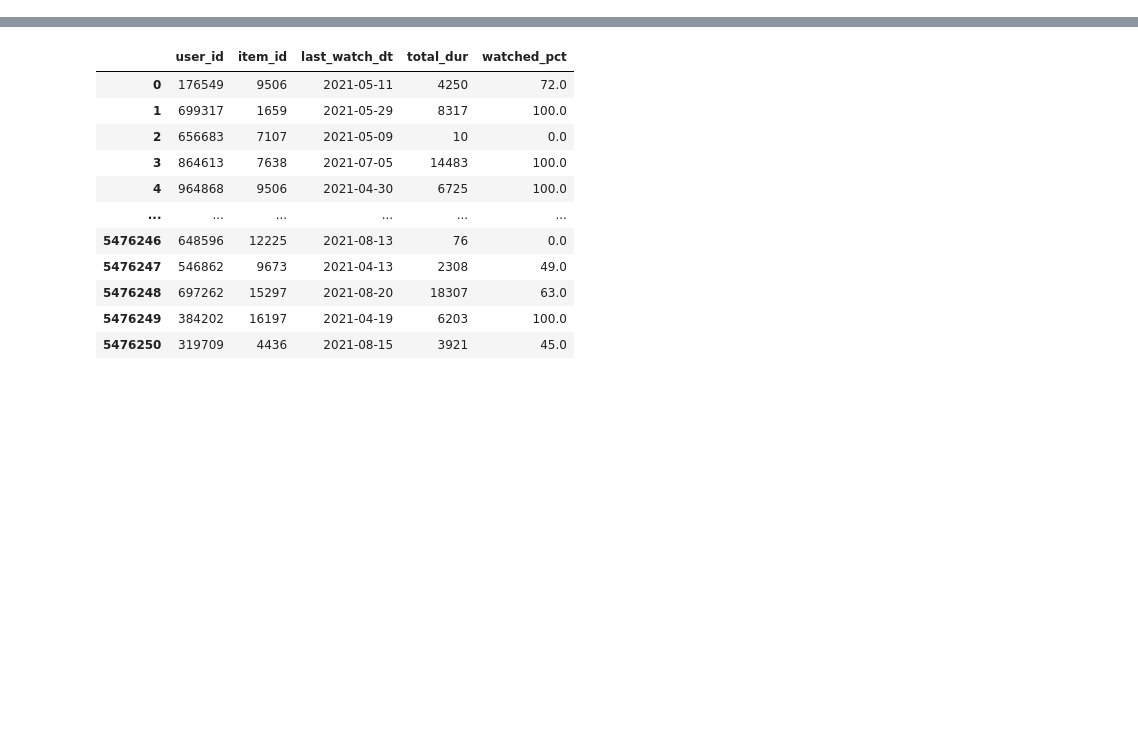
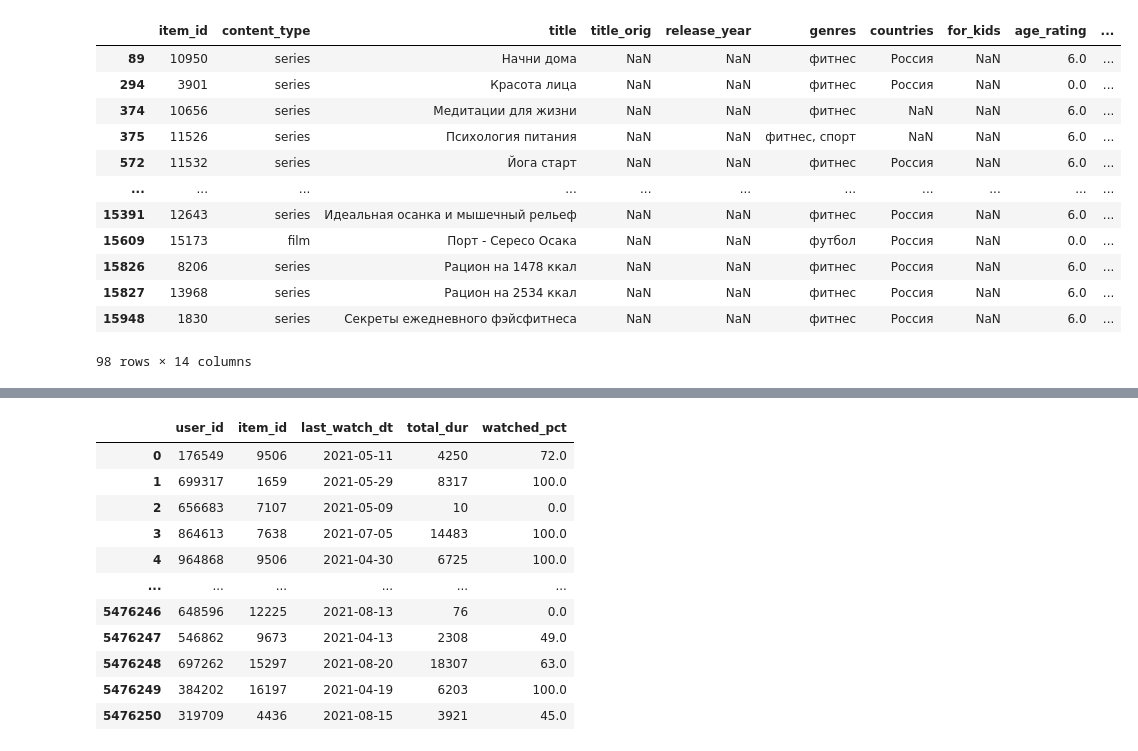
Before and after one commit to sesevasa64/RecoServiceTemplate, a Jupyter notebook: notebooks/hw5.ipynb, the cells around one changed output, grey strips where cells are left out. Drawn from its saved outputs; the diff is of its cells as text; code cells hidden in the pictures; blank space fills up the shorter version.

```diff
--- a/notebooks/hw5.ipynb
+++ b/notebooks/hw5.ipynb
@@ -10,0 +72,3 @@ warnings.filterwarnings('ignore')
+# %%
+items = pd.read_csv("data/items.csv")
+items.head(3)
@@ -10,0 +80,16 @@ warnings.filterwarnings('ignore')
+# %%
+items[items["release_year"].isna()]
+# %% [output]
+|  | item_id | content_type | title | title_orig | release_year | genres | countries | for_kids | age_rating | ... |
+| 89 | 10950 | series | Начни дома | NaN | NaN | фитнес | Россия | NaN | 6.0 | ... |
+| 294 | 3901 | series | Красота лица | NaN | NaN | фитнес | Россия | NaN | 0.0 | ... |
+| 374 | 10656 | series | Медитации для жизни | NaN | NaN | фитнес | NaN | NaN | 6.0 | ... |
+| 375 | 11526 | series | Психология питания | NaN | NaN | фитнес, спорт | NaN | NaN | 6.0 | ... |
+| 572 | 11532 | series | Йога старт | NaN | NaN | фитнес | Россия | NaN | 6.0 | ... |
+| ... | ... | ... | ... | ... | ... | ... | ... | ... | ... | ... |
+| 15391 | 12643 | series | Идеальная осанка и мышечный рельеф | NaN | NaN | фитнес | Россия | NaN | 6.0 | ... |
+| 15609 | 15173 | film | Порт - Сересо Осака | NaN | NaN | футбол | Россия | NaN | 0.0 | ... |
+| 15826 | 8206 | series | Рацион на 1478 ккал | NaN | NaN | фитнес | Россия | NaN | 6.0 | ... |
+| 15827 | 13968 | series | Рацион на 2534 ккал | NaN | NaN | фитнес | Россия | NaN | 6.0 | ... |
+| 15948 | 1830 | series | Секреты ежедневного фэйсфитнеса | NaN | NaN | фитнес | Россия | NaN | 6.0 | ... |
+98 rows × 14 columns
```
Also changed, not shown: parts of 29 cells of this notebook.
